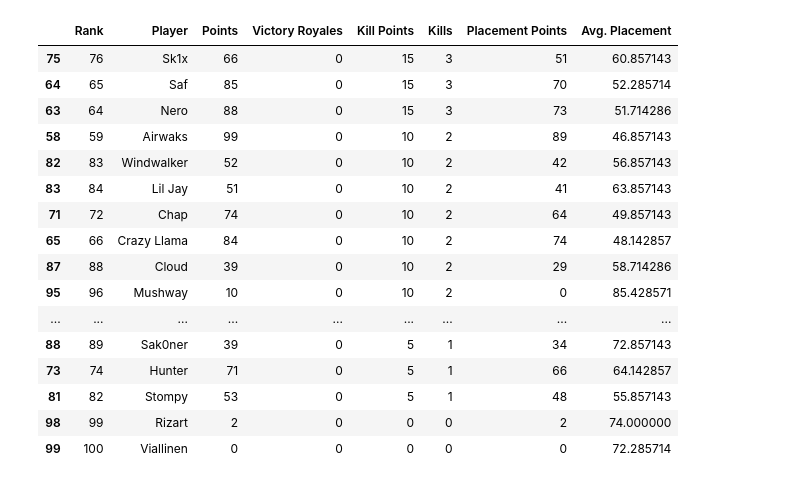
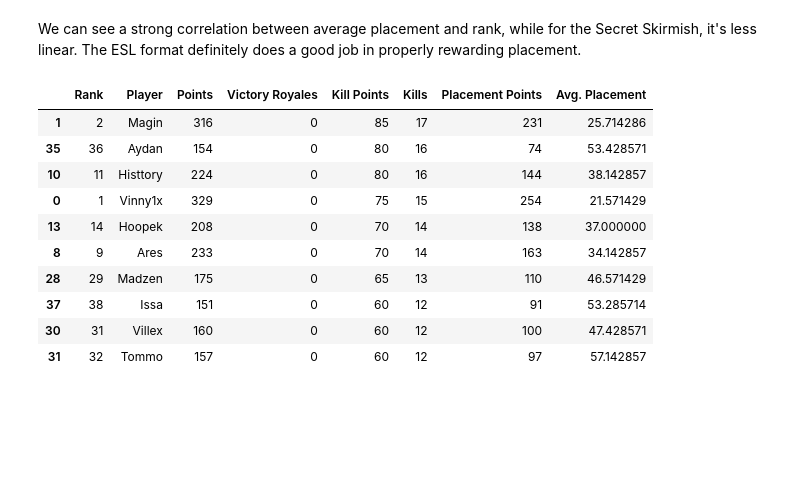
Before and after one commit to ejyap/ESLAnalysis, a Jupyter notebook: analysis.ipynb, the cells around one changed output. Cells and saved outputs as stored; diff of their text form; code cells hidden in the pictures; blank space fills up the shorter version.

```diff
--- a/analysis.ipynb
+++ b/analysis.ipynb
@@ -76,20 +156,16 @@ esl_p.sort_values('Avg. Placement').tail(10)
+# %% [markdown]
+We can see a strong correlation between average placement and rank, while for the Secret Skirmish, it's less linear. The ESL format definitely does a good job in properly rewarding placement.
 # %%
-esl_p.sort_values('Kills', ascending=False).tail(20)
+esl_p.sort_values('Kills', ascending=False).head(10)
 # %% [output]
 |  | Rank | Player | Points | Victory Royales | Kill Points | Kills | Placement Points | Avg. Placement |
-| 75 | 76 | Sk1x | 66 | 0 | 15 | 3 | 51 | 60.857143 |
-| 64 | 65 | Saf | 85 | 0 | 15 | 3 | 70 | 52.285714 |
-| 63 | 64 | Nero | 88 | 0 | 15 | 3 | 73 | 51.714286 |
-| 58 | 59 | Airwaks | 99 | 0 | 10 | 2 | 89 | 46.857143 |
-| 82 | 83 | Windwalker | 52 | 0 | 10 | 2 | 42 | 56.857143 |
-| 83 | 84 | Lil Jay | 51 | 0 | 10 | 2 | 41 | 63.857143 |
-| 71 | 72 | Chap | 74 | 0 | 10 | 2 | 64 | 49.857143 |
-| 65 | 66 | Crazy Llama | 84 | 0 | 10 | 2 | 74 | 48.142857 |
-| 87 | 88 | Cloud | 39 | 0 | 10 | 2 | 29 | 58.714286 |
-| 95 | 96 | Mushway | 10 | 0 | 10 | 2 | 0 | 85.428571 |
-| ... | ... | ... | ... | ... | ... | ... | ... | ... |
-| 88 | 89 | Sak0ner | 39 | 0 | 5 | 1 | 34 | 72.857143 |
-| 73 | 74 | Hunter | 71 | 0 | 5 | 1 | 66 | 64.142857 |
-| 81 | 82 | Stompy | 53 | 0 | 5 | 1 | 48 | 55.857143 |
-| 98 | 99 | Rizart | 2 | 0 | 0 | 0 | 2 | 74.000000 |
-| 99 | 100 | Viallinen | 0 | 0 | 0 | 0 | 0 | 72.285714 |
+| 1 | 2 | Magin | 316 | 0 | 85 | 17 | 231 | 25.714286 |
+| 35 | 36 | Aydan | 154 | 0 | 80 | 16 | 74 | 53.428571 |
+| 10 | 11 | Histtory | 224 | 0 | 80 | 16 | 144 | 38.142857 |
+| 0 | 1 | Vinny1x | 329 | 0 | 75 | 15 | 254 | 21.571429 |
+| 13 | 14 | Hoopek | 208 | 0 | 70 | 14 | 138 | 37.000000 |
+| 8 | 9 | Ares | 233 | 0 | 70 | 14 | 163 | 34.142857 |
+| 28 | 29 | Madzen | 175 | 0 | 65 | 13 | 110 | 46.571429 |
+| 37 | 38 | Issa | 151 | 0 | 60 | 12 | 91 | 53.285714 |
+| 30 | 31 | Villex | 160 | 0 | 60 | 12 | 100 | 47.428571 |
+| 31 | 32 | Tommo | 157 | 0 | 60 | 12 | 97 | 57.142857 |
```
Also changed, not shown: parts of 42 cells of this notebook.
